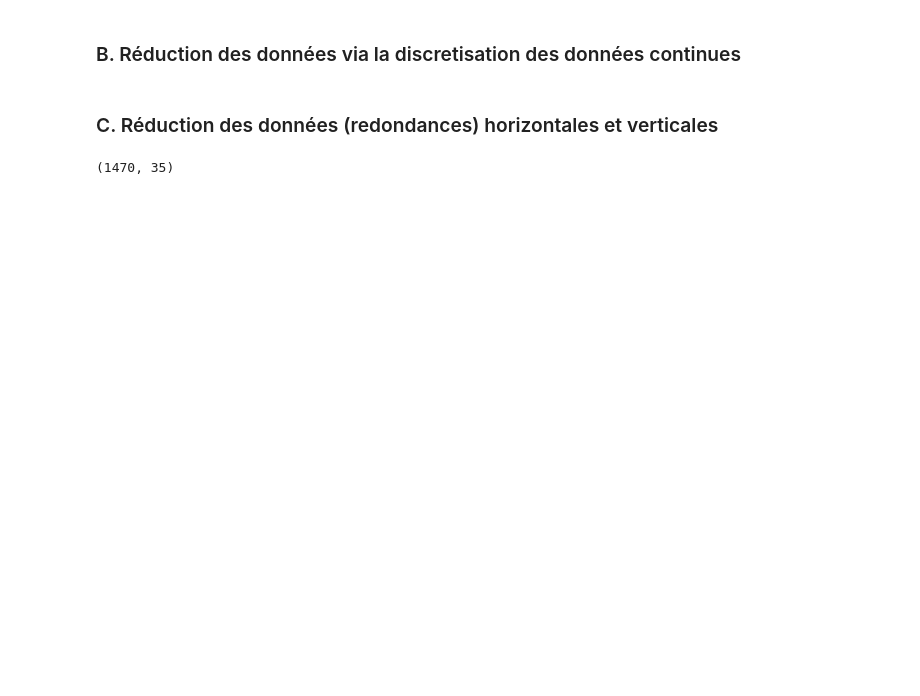
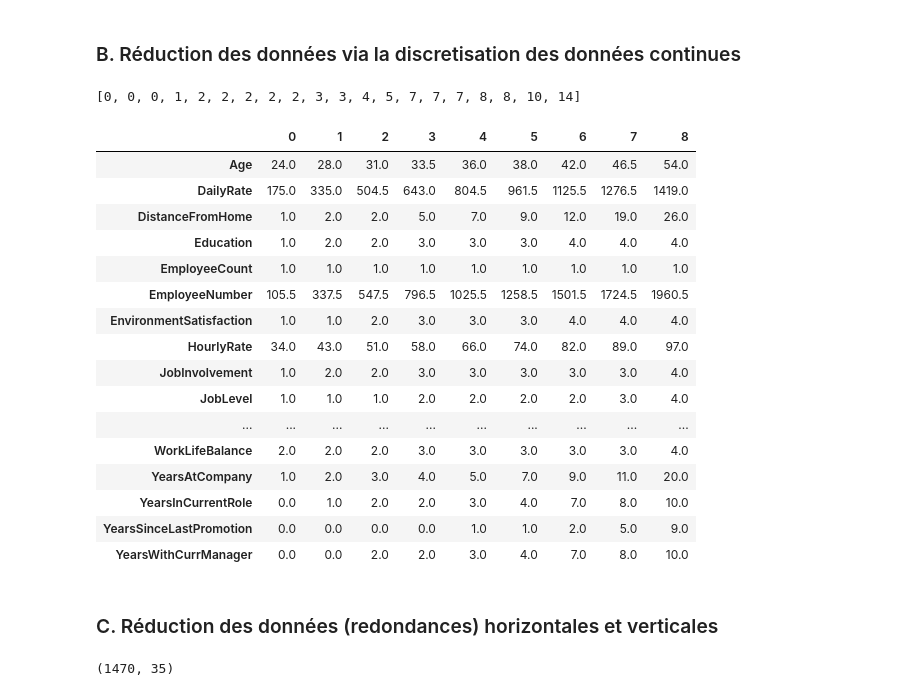
Before and after one commit to super-cinnamon/Projet_DM, a Jupyter notebook: part2.ipynb, the cells around one changed output. Saved outputs shown, nothing was run; the diff lists cells and outputs as text; code cells hidden in the pictures; blank space fills up the shorter version.

```diff
--- a/part2.ipynb
+++ b/part2.ipynb
@@ -211,7 +216,7 @@ See the caveats in the documentation: https://pandas.pydata.org/pandas-docs/stab
 # divide the dataset into n quantiles of the same amount of values/rows
 # this means each group will have the same amount of values but different interval sizes
 # we can reduce a group into a single row by either doing the mean, the median or the mode
-def discretisation_effectifs(df_column, Q, method = "mean"):
+def discretisation_effectifs(df_column, Q, method):
         step = (len(df_column)//Q)+1
         column = df_column.sort_values(ascending=True).reset_index(drop=True)
         quantiles = []
@@ -226,7 +231,7 @@ def discretisation_effectifs(df_column, Q, method = "mean"):
                 elif method == "mode":
                         quantiles[i] = mode(quantiles[i])
                 elif method == "median":
-                        quantiles[i] = median(quantiles[i])
+                        quantiles[i] = median(pd.Series(quantiles[i]))
                 else: print("la methode choisie est invalide")
 
         # we return the reduced column and then we just make another function to loop over the df?
@@ -234,7 +239,9 @@ def discretisation_effectifs(df_column, Q, method = "mean"):
         # they must also have the same number of quantiles too so
         return quantiles
 # %%
-#discretisation_effectifs(df.Age, 20, method = "mean")
+discretisation_effectifs(df.YearsInCurrentRole, 20, 'mean')
+# %% [output]
+[0, 0, 0, 1, 2, 2, 2, 2, 2, 3, 3, 4, 5, 7, 7, 7, 8, 8, 10, 14]
 # %%
 # divide the dataset into n intervals of values
 # this means each group will have the same interval sizes but different amount of values
@@ -278,3 +285,27 @@ def discretisation_amplitude(df_column, K = 0, method = "mean"):
+# %%
+
+valeurs_discret=[]
+for each in data_num.columns:
+    valeurs_discret.append(discretisation_effectifs(df[each],9,'median'))
+pd.DataFrame(valeurs_discret,data_num.columns)
+# %% [output]
+|  | 0 | 1 | 2 | 3 | 4 | 5 | 6 | 7 | 8 |
+| Age | 24.0 | 28.0 | 31.0 | 33.5 | 36.0 | 38.0 | 42.0 | 46.5 | 54.0 |
+| DailyRate | 175.0 | 335.0 | 504.5 | 643.0 | 804.5 | 961.5 | 1125.5 | 1276.5 | 1419.0 |
+| DistanceFromHome | 1.0 | 2.0 | 2.0 | 5.0 | 7.0 | 9.0 | 12.0 | 19.0 | 26.0 |
+| Education | 1.0 | 2.0 | 2.0 | 3.0 | 3.0 | 3.0 | 4.0 | 4.0 | 4.0 |
+| EmployeeCount | 1.0 | 1.0 | 1.0 | 1.0 | 1.0 | 1.0 | 1.0 | 1.0 | 1.0 |
+| EmployeeNumber | 105.5 | 337.5 | 547.5 | 796.5 | 1025.5 | 1258.5 | 1501.5 | 1724.5 | 1960.5 |
+| EnvironmentSatisfaction | 1.0 | 1.0 | 2.0 | 3.0 | 3.0 | 3.0 | 4.0 | 4.0 | 4.0 |
+| HourlyRate | 34.0 | 43.0 | 51.0 | 58.0 | 66.0 | 74.0 | 82.0 | 89.0 | 97.0 |
+| JobInvolvement | 1.0 | 2.0 | 2.0 | 3.0 | 3.0 | 3.0 | 3.0 | 3.0 | 4.0 |
+| JobLevel | 1.0 | 1.0 | 1.0 | 2.0 | 2.0 | 2.0 | 2.0 | 3.0 | 4.0 |
+| ... | ... | ... | ... | ... | ... | ... | ... | ... | ... |
+| WorkLifeBalance | 2.0 | 2.0 | 2.0 | 3.0 | 3.0 | 3.0 | 3.0 | 3.0 | 4.0 |
+| YearsAtCompany | 1.0 | 2.0 | 3.0 | 4.0 | 5.0 | 7.0 | 9.0 | 11.0 | 20.0 |
+| YearsInCurrentRole | 0.0 | 1.0 | 2.0 | 2.0 | 3.0 | 4.0 | 7.0 | 8.0 | 10.0 |
+| YearsSinceLastPromotion | 0.0 | 0.0 | 0.0 | 0.0 | 1.0 | 1.0 | 2.0 | 5.0 | 9.0 |
+| YearsWithCurrManager | 0.0 | 0.0 | 2.0 | 2.0 | 3.0 | 4.0 | 7.0 | 8.0 | 10.0 |
 # %% [markdown]
 ### C. Réduction des données (redondances) horizontales et verticales
 # %%
```
Also changed, not shown: parts of 8 cells of this notebook, 3 other files.
